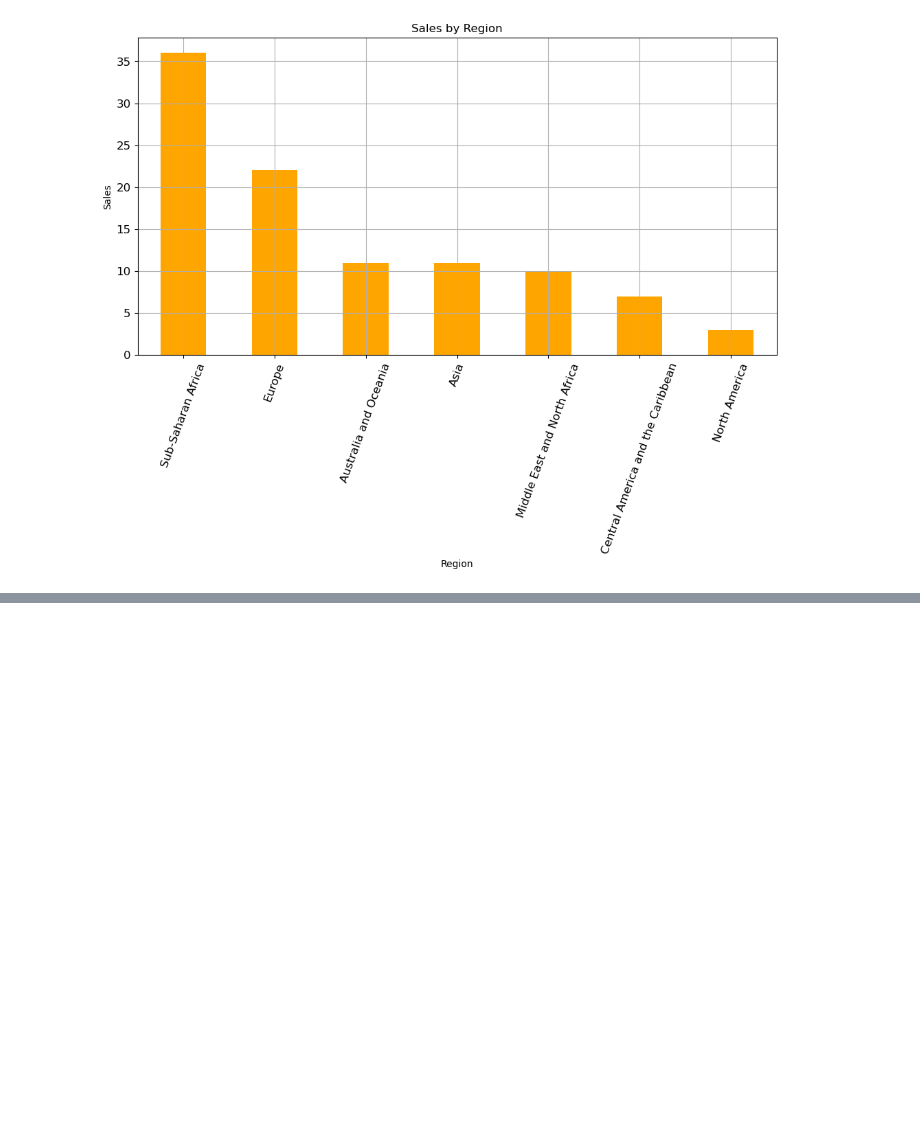
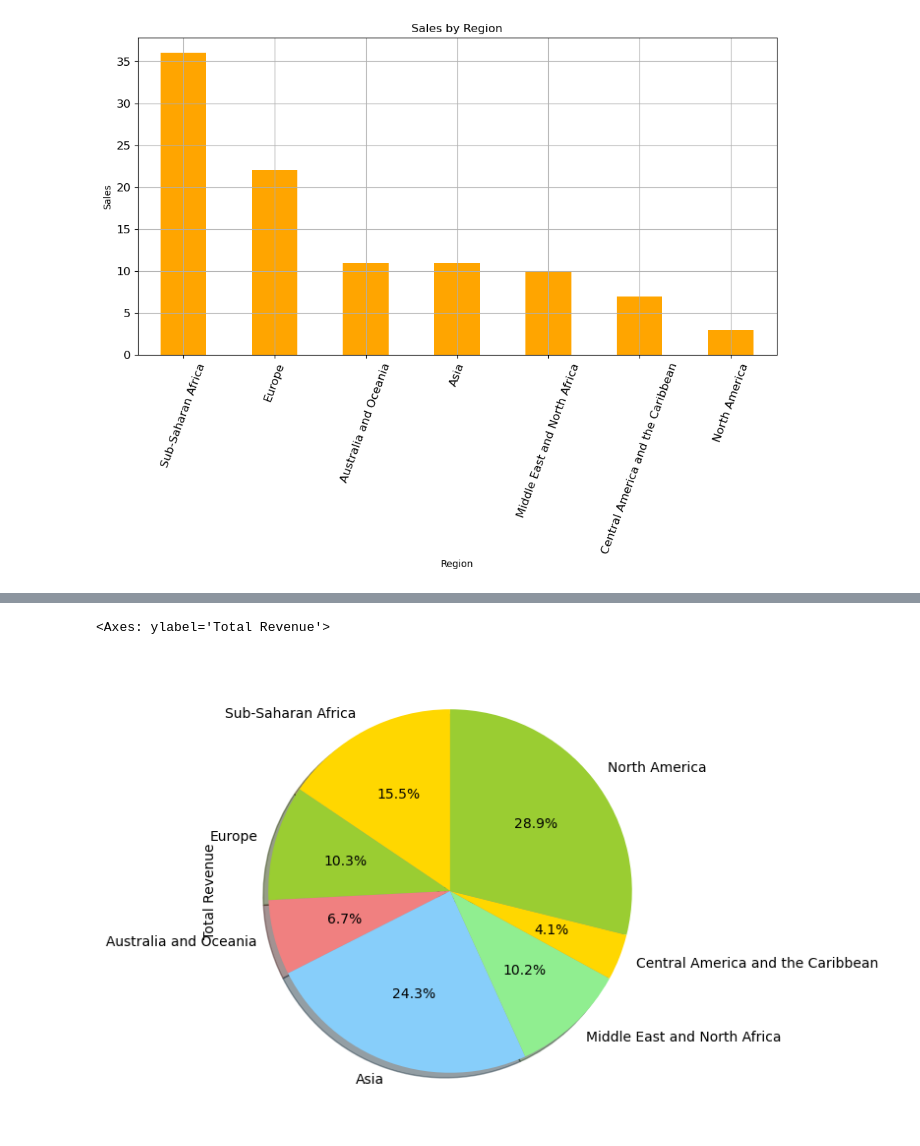
Before and after one commit to amaan-igs/Data-Analytics, a Jupyter notebook: Pandas-Visualization.ipynb, the cells around one changed output, grey strips where cells are left out. Cells and saved outputs as stored; diff of their text form; code cells hidden in the pictures; blank space fills up the shorter version.

```diff
--- a/Pandas-Visualization.ipynb
+++ b/Pandas-Visualization.ipynb
@@ -68,0 +75,3 @@ cbr.plot( x=x , y=y , kind='bar' , figsize=(12,6) , title ='Sales by Region' ,
+# %%
+sbr = df.groupby('Region')['Total Revenue'].sum()
+sbr # sales by region
@@ -68,0 +88,6 @@ cbr.plot( x=x , y=y , kind='bar' , figsize=(12,6) , title ='Sales by Region' ,
+# %%
+sbr.plot(kind='pie', figsize=(6, 6), autopct='%1.1f%%', startangle=90, shadow=True,
+         labels=x, colors=['gold', 'yellowgreen', 'lightcoral', 'lightskyblue', 'lightgreen'])
+# %% [output]
+<Axes: ylabel='Total Revenue'>
+[figure, added]
```
Also changed, not shown: parts of 3 cells of this notebook.
